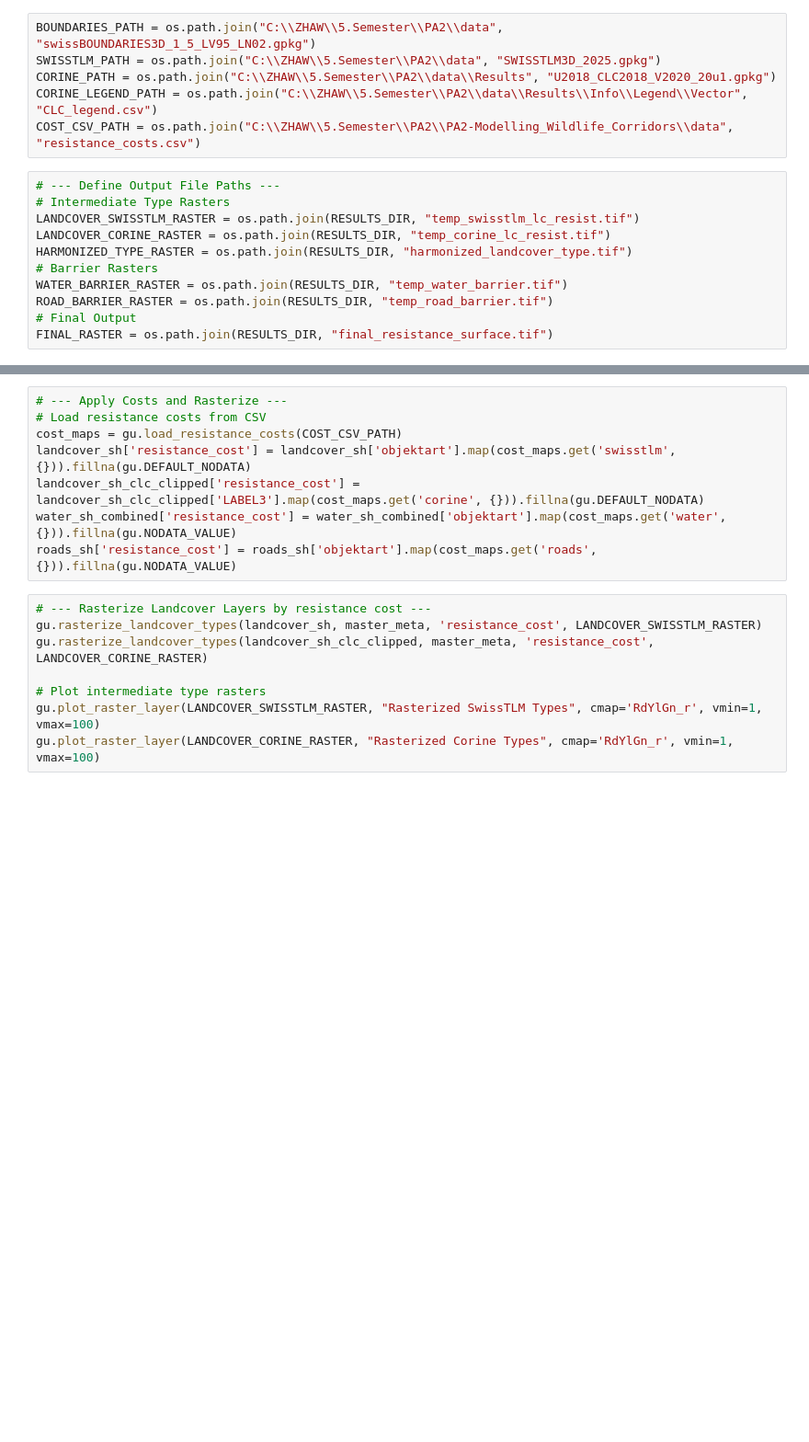
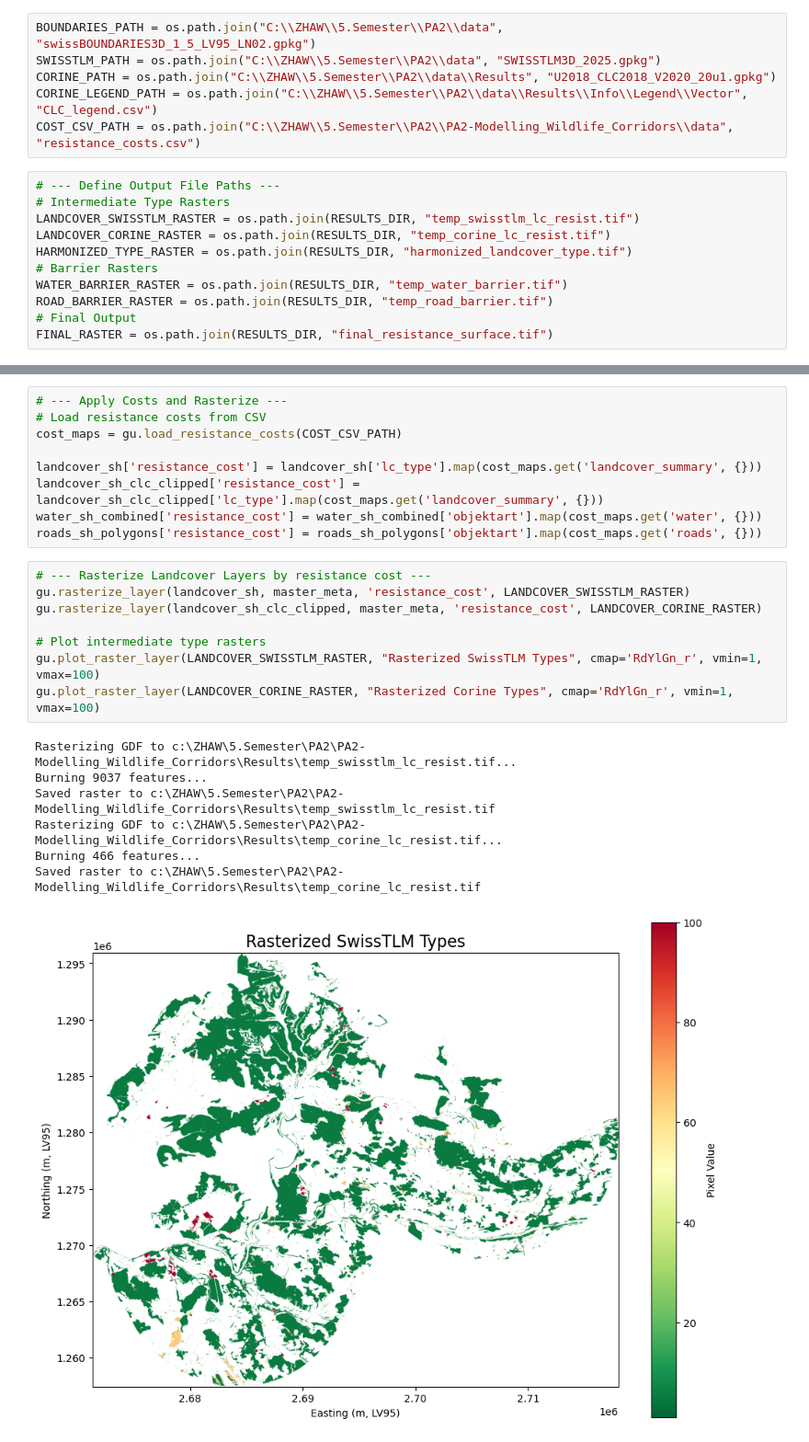
Before and after one commit to LukasBuchmann/PA2-Modelling_Wildlife_Corridors, a Jupyter notebook: Code/Files/cost_surface_model.ipynb, the cells around one changed output, grey strips where cells are left out. Shown at 92% size. Cells and saved outputs as stored; diff of their text form; blank space fills up the shorter version.

```diff
--- a/Code/Files/cost_surface_model.ipynb
+++ b/Code/Files/cost_surface_model.ipynb
@@ -148,15 +164,24 @@ Master grid: 4662x3849 pixels at 10.0m resolution.
 # --- Apply Costs and Rasterize ---
 # Load resistance costs from CSV
 cost_maps = gu.load_resistance_costs(COST_CSV_PATH)
-landcover_sh['resistance_cost'] = landcover_sh['objektart'].map(cost_maps.get('swisstlm', {})).fillna(gu.DEFAULT_NODATA)
-landcover_sh_clc_clipped['resistance_cost'] = landcover_sh_clc_clipped['LABEL3'].map(cost_maps.get('corine', {})).fillna(gu.DEFAULT_NODATA)
-water_sh_combined['resistance_cost'] = water_sh_combined['objektart'].map(cost_maps.get('water', {})).fillna(gu.NODATA_VALUE)
-roads_sh['resistance_cost'] = roads_sh['objektart'].map(cost_maps.get('roads', {})).fillna(gu.NODATA_VALUE)
+
+landcover_sh['resistance_cost'] = landcover_sh['lc_type'].map(cost_maps.get('landcover_summary', {}))
+landcover_sh_clc_clipped['resistance_cost'] = landcover_sh_clc_clipped['lc_type'].map(cost_maps.get('landcover_summary', {}))
+water_sh_combined['resistance_cost'] = water_sh_combined['objektart'].map(cost_maps.get('water', {}))
+roads_sh_polygons['resistance_cost'] = roads_sh_polygons['objektart'].map(cost_maps.get('roads', {}))
 # %%
 # --- Rasterize Landcover Layers by resistance cost ---
-gu.rasterize_landcover_types(landcover_sh, master_meta, 'resistance_cost', LANDCOVER_SWISSTLM_RASTER)
-gu.rasterize_landcover_types(landcover_sh_clc_clipped, master_meta, 'resistance_cost', LANDCOVER_CORINE_RASTER)
+gu.rasterize_layer(landcover_sh, master_meta, 'resistance_cost', LANDCOVER_SWISSTLM_RASTER)
+gu.rasterize_layer(landcover_sh_clc_clipped, master_meta, 'resistance_cost', LANDCOVER_CORINE_RASTER)
 
 # Plot intermediate type rasters
 gu.plot_raster_layer(LANDCOVER_SWISSTLM_RASTER, "Rasterized SwissTLM Types", cmap='RdYlGn_r', vmin=1, vmax=100)
 gu.plot_raster_layer(LANDCOVER_CORINE_RASTER, "Rasterized Corine Types", cmap='RdYlGn_r', vmin=1, vmax=100)
+# %% [output]
+Rasterizing GDF to c:\ZHAW\5.Semester\PA2\PA2-Modelling_Wildlife_Corridors\Results\temp_swisstlm_lc_resist.tif...
+Burning 9037 features...
+Saved raster to c:\ZHAW\5.Semester\PA2\PA2-Modelling_Wildlife_Corridors\Results\temp_swisstlm_lc_resist.tif
+Rasterizing GDF to c:\ZHAW\5.Semester\PA2\PA2-Modelling_Wildlife_Corridors\Results\temp_corine_lc_resist.tif...
+Burning 466 features...
+Saved raster to c:\ZHAW\5.Semester\PA2\PA2-Modelling_Wildlife_Corridors\Results\temp_corine_lc_resist.tif
+[figure, added]
```
Also changed, not shown: parts of 18 cells of this notebook, 4 other files.
